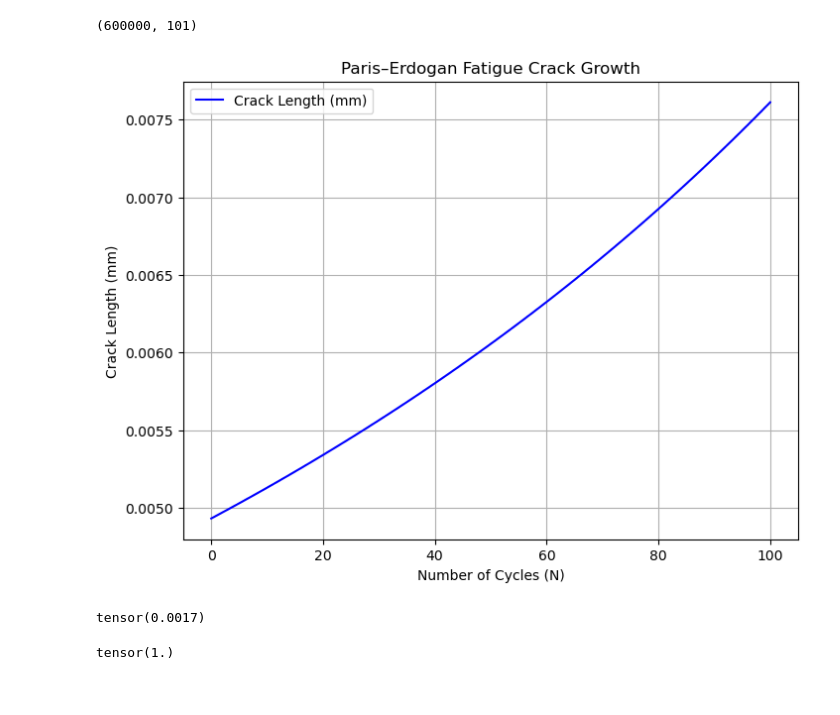
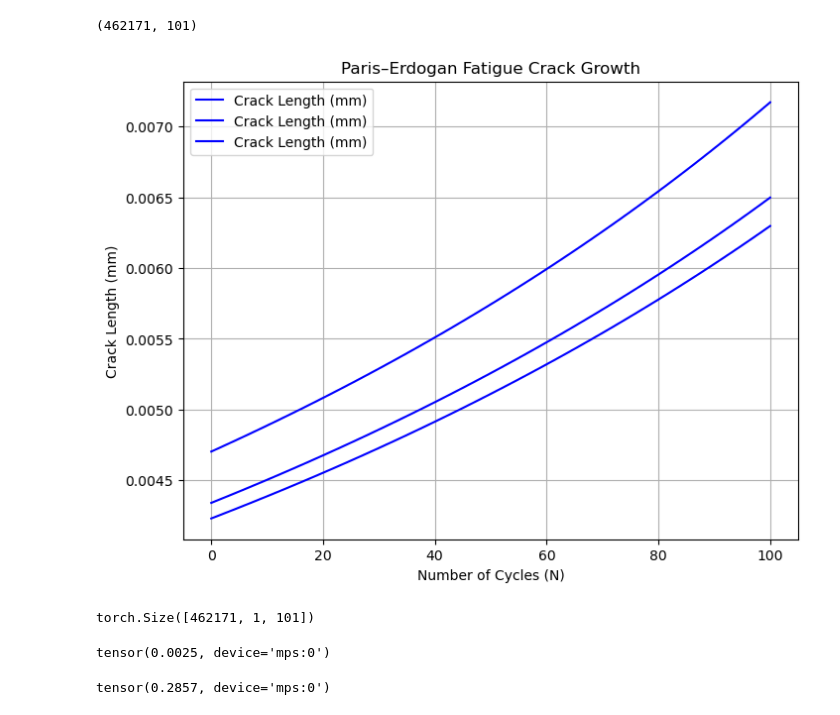
Before and after one commit to seyedasadzadeh/degradation-diffusion, a Jupyter notebook: learner.ipynb, the cells around one changed output. Cells and saved outputs as stored; diff of their text form; code cells hidden in the pictures.

```diff
--- a/learner.ipynb
+++ b/learner.ipynb
@@ -78,10 +78,24 @@ class ParisLawDegradation(BaseDegradationProcess):
         a = np.atleast_1d(np.asarray(a))  # Ensure input is array
         return self.C * (self.delta_K(a) ** self.m)
 # %%
+n0 = 100_000
 paris1 = ParisLawDegradation(length=100, dim=1, C=1e-8)
-episodes1 = paris1.generate_episode(x0=np.random.randn(300000)*0.0001+0.005)  # Initial crack lengths in meters
+episodes1 = paris1.generate_episode(x0=np.random.randn(n0)*0.0003+0.0045)  # Initial crack lengths in meters
 
-paris2 = ParisLawDegradation(length=100, dim=1, C=1e-9)
-episodes2 = paris2.generate_episode(x0=np.random.randn(300000)*0.0001+0.003)  # Initial crack lengths in meters
+paris2 = ParisLawDegradation(length=100, dim=1, C=3e-8)
+episodes2 = paris2.generate_episode(x0=np.random.randn(n0)*0.0003+0.003)  # Initial crack lengths in meters
 
-episodes = np.concatenate([episodes1, episodes2], axis=0)
+paris3 = ParisLawDegradation(length=100, dim=1, C=5e-8)
+episodes3 = paris3.generate_episode(x0=np.random.randn(n0)*0.0003+0.0015)  # Initial crack lengths in meters
+
+paris4 = ParisLawDegradation(length=100, dim=1, C=7e-8)
+episodes4 = paris4.generate_episode(x0=np.random.randn(n0)*0.0003+0.0007)  # Initial crack lengths in meters
+
+paris5 = ParisLawDegradation(length=100, dim=1, C=8e-8)
+episodes5 = paris5.generate_episode(x0=np.random.randn(n0)*0.0003+0.0001)  # Initial crack lengths in meters
+
+episodes = np.concatenate([episodes1, episodes2, episodes3, episodes4, episodes5], axis=0)
+# %%
+#drop invalid values
+episodes = episodes[~np.isnan(episodes).any(axis=1)]
+episodes = episodes[(episodes<1).any(axis=1)]
@@ -88,19 +114,19 @@ episodes = np.concatenate([episodes1, episodes2], axis=0)
 # %%
 episodes.shape
 # %% [output]
-(600000, 101)
+(462171, 101)
 # %%
 
 # Plot results
 plt.figure(figsize=(8, 6))
-plt.plot(episodes[0], 'b-', label='Crack Length (mm)')
+plt.plot(episodes[:3].T, 'b-', label='Crack Length (mm)')
 plt.xlabel('Number of Cycles (N)')
 plt.ylabel('Crack Length (mm)')
 plt.title('Paris–Erdogan Fatigue Crack Growth')
 plt.grid(True)
 plt.legend()
 plt.show()
 # %% [output]
-[figure, old version]
+[figure, new version]
 # %%
 # Normalize data
@@ -111,11 +141,16 @@ X = (data - mean_X) / std_X
+# %%
+X.shape
+# %% [output]
+torch.Size([462171, 1, 101])
 # %%
-std_X
+std_data
 # %% [output]
-tensor(0.0017)
+tensor(0.0025, device='mps:0')
 # %%
-torch.std(X)
+X_std = torch.std(X)
+X_std
 # %% [output]
-tensor(1.)
+tensor(0.2857, device='mps:0')
 # %%
 # -----------------------------
 # 2. Define forward diffusion
```
Also changed, not shown: parts of 18 cells of this notebook.
